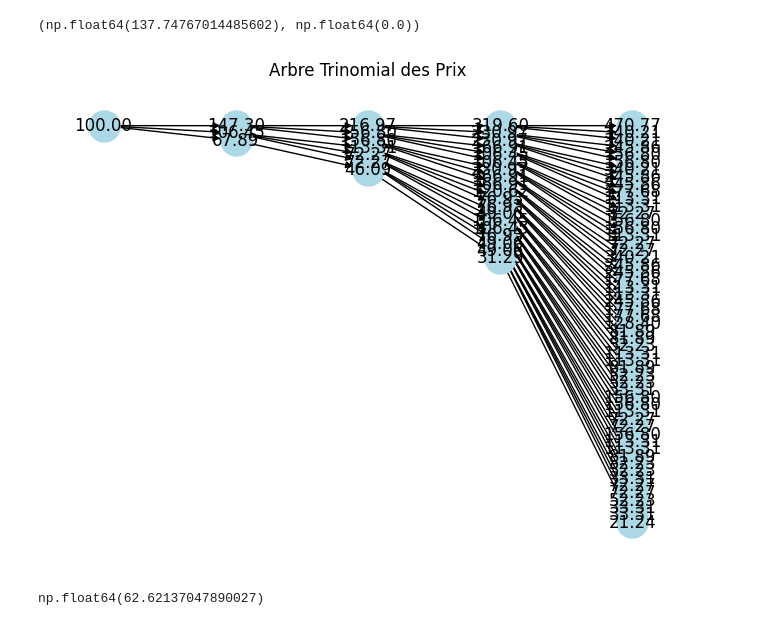
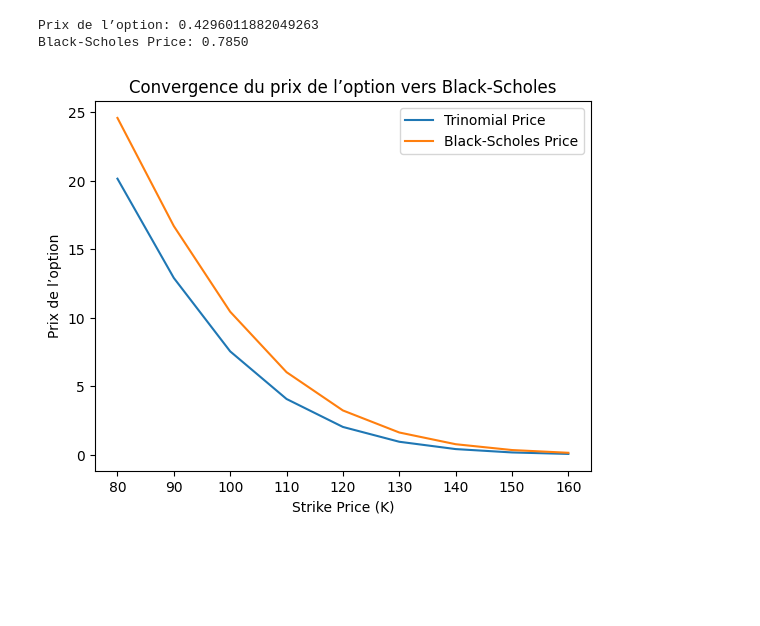
Before and after one commit to yvesmarix/TRINOMIAL-TREE-PRICING, a Jupyter notebook: src/pricing/dev_file.ipynb, the cells around one changed output. Cells and saved outputs as stored; diff of their text form; code cells hidden in the pictures; blank space fills up the shorter version.

```diff
--- a/src/pricing/dev_file.ipynb
+++ b/src/pricing/dev_file.ipynb
@@ -1,22 +21,24 @@
 # %%
 
-import numpy as np
-from pricing import BlackScholesPricer, TrinomialTree, Market, Option
-
-S0 = 100
-K = 100
-T=5
-r=0.05
-sigma=0.2
-N = 4
+# import numpy as np
+# from pricing import BlackScholesPricer, TrinomialTree, Market, Option
 
 
 
-trinom = TrinomialTree(Market(S0, r, sigma), Option(K, 'callx', T), N).price_option()
-# import matplotlib.pyplot as plt
 
-# bs_convergence = BlackScholesPricer().price(S=S0, K=K, T=T, r=r, q=0, sigma=sigma, option_type='put') # q=0 car pas de dividendes
+# market = Market(S0=100, r=0.05, sigma=0.2)
+# option = Option(K=140, option_type="call", T=1.0)
+# tree = TrinomialTree(market, option, N=100)
+
+# price = tree.price_option()
+# print("Prix de l’option:", price)
+
+# bs_price = BlackScholesPricer().price(S=market.S0, K=option.K, T=option.T, r=market.r, q=0, sigma=market.sigma, option_type='call') # q=0 car pas de dividendes
+# print("Black-Scholes Price: {:.4f}".format(bs_price))
+
+
+# tree.bs_convergence_by_strike([80, 90, 100, 110, 120, 130, 140, 150, 160])
+# %% [output]
+Prix de l’option: 0.4296011882049263
+Black-Scholes Price: 0.7850
+[figure, added]
-# %%
-trinom
-# %% [output]
-(np.float64(137.74767014485602), np.float64(0.0))
@@ -43,4 +44,0 @@ for _ in range(N):
-# %%
-TrinomialTree(S0, r, sigma, T, N, K).display_tree(STs)
-# %% [output]
-[figure, removed]
@@ -49,4 +44,0 @@ prices = [p for p in trinom[-1] if isinstance(p, (int, float))]  # Extract numer
-# %%
-np.mean(prices)
-# %% [output]
-np.float64(62.62137047890027)
```
Also changed, not shown: parts of 5 cells of this notebook, 2 other files.
